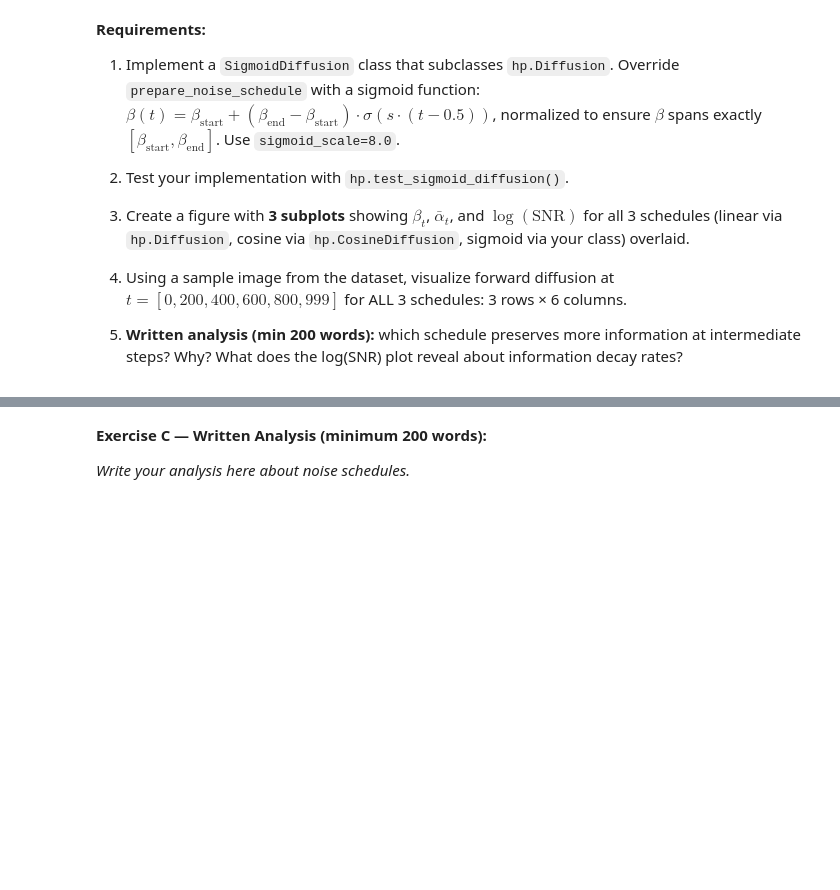
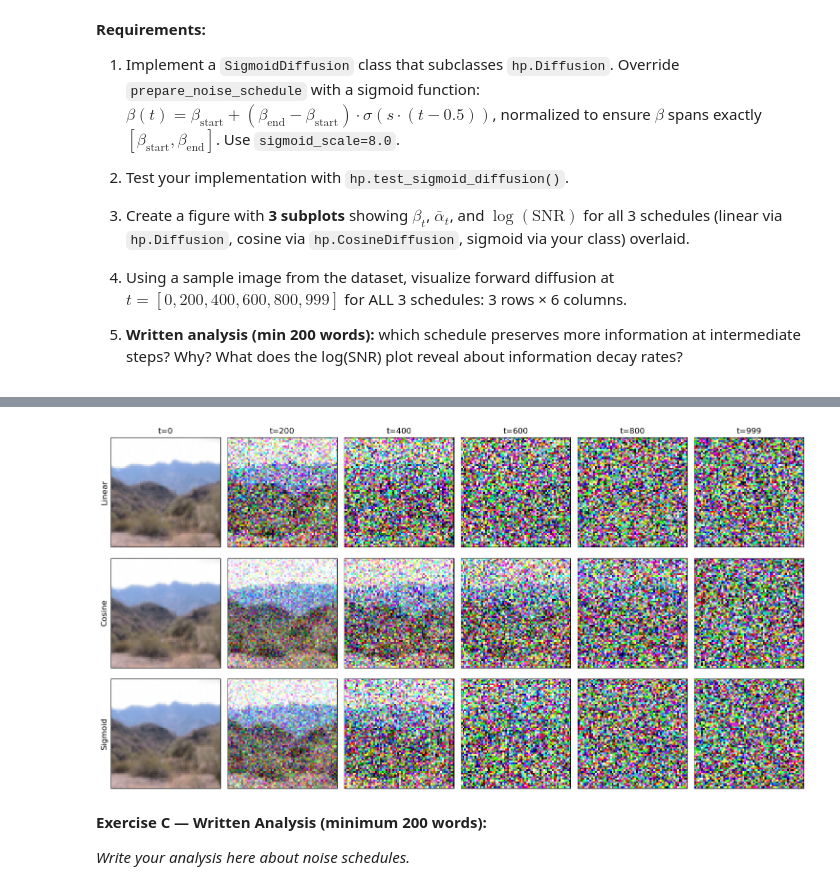
Before and after one commit to EinarLop/UIB_DL_LAB04, a Jupyter notebook: LAB_4.ipynb, the cells around one changed output, grey strips where cells are left out. Drawn from its saved outputs; the diff is of its cells as text; code cells hidden in the pictures; blank space fills up the shorter version.

```diff
--- a/LAB_4.ipynb
+++ b/LAB_4.ipynb
@@ -320,3 +334,26 @@ hp.test_sigmoid_diffusion(SigmoidDiffusion, plot=False)
+# %%
+# Exercise C — Forward diffusion visualization (3 rows × 6 cols)
+loader = hp.get_data_flat(DATASET_PATH, image_size=64, batch_size=1, limit=1)
+images, _ = next(iter(loader))
+x0 = images[0].unsqueeze(0)   # shape (1, 3, 64, 64)
+
+timesteps = [0, 200, 400, 600, 800, 999]
+schedules = [("Linear", linear), ("Cosine", cosine), ("Sigmoid", sigmoid)]
+
+fig, axes = plt.subplots(3, 6, figsize=(15, 8))
+for row, (name, d) in enumerate(schedules):
+    for col, t in enumerate(timesteps):
+        x_t, _ = d.noise_images(x0, torch.tensor([t], device="cpu"))
+        img = (x_t[0].permute(1, 2, 0) * 0.5 + 0.5).clip(0, 1).numpy()
+        axes[row, col].imshow(img)
+        axes[row, col].set_xticks([]); axes[row, col].set_yticks([])
+        if row == 0:
+            axes[row, col].set_title(f"t={t}")
+    axes[row, 0].set_ylabel(name, fontsize=12)
+plt.tight_layout()
+plt.show()
+# %% [output]
+[figure, added]
 # %% [markdown]
 **Exercise C — Written Analysis (minimum 200 words):**
 
```
Also changed, not shown: parts of 5 cells of this notebook, 1 other file.
